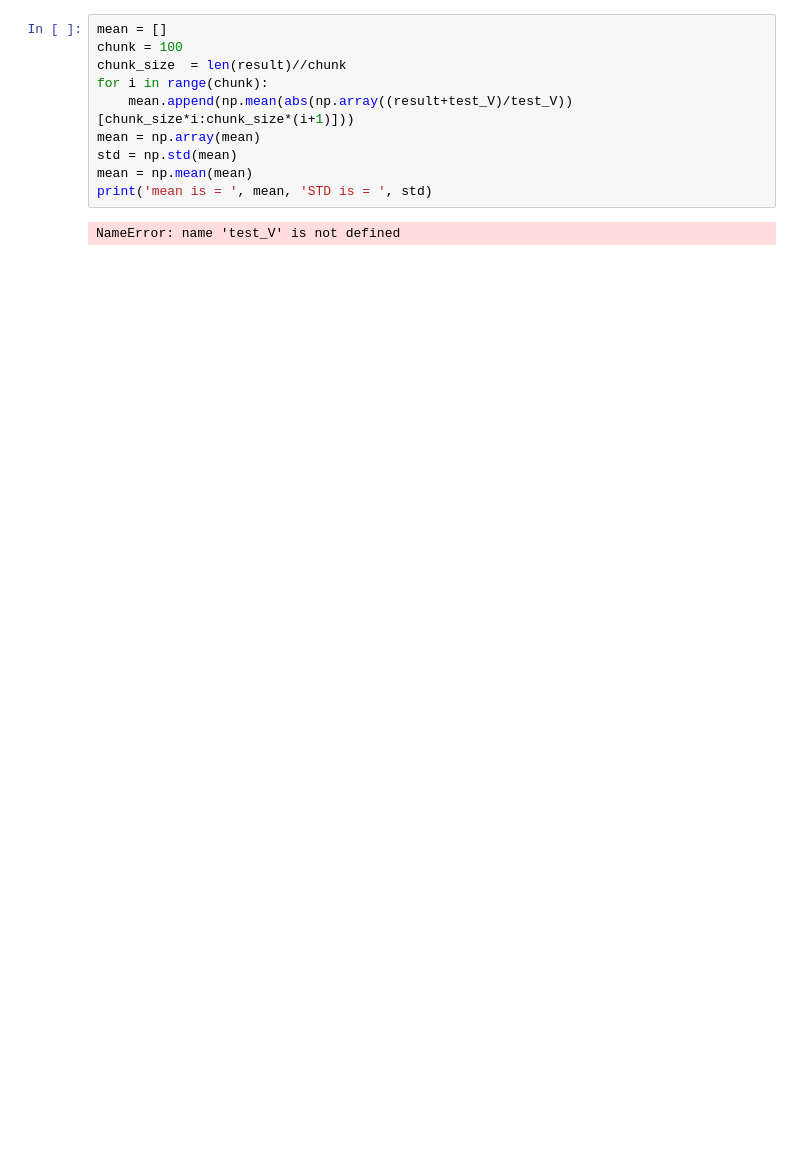
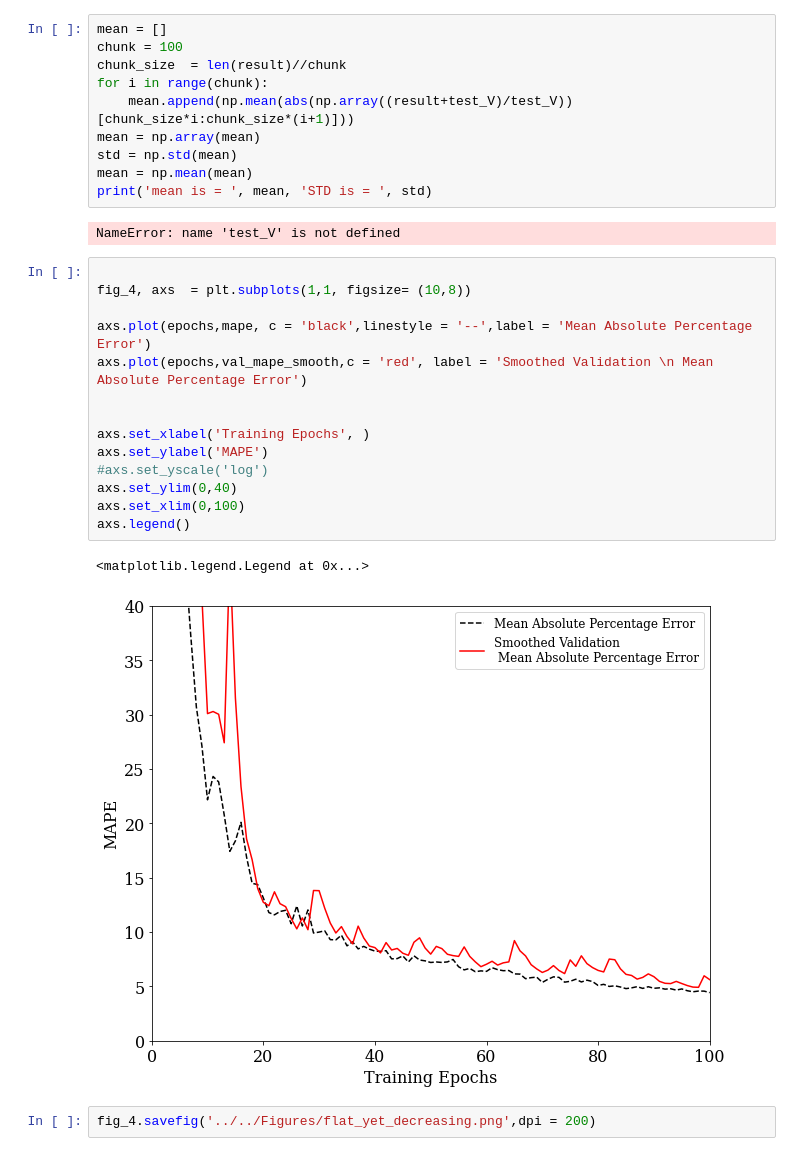
Before and after one commit to seancraven/Level-4-Masters-Project, a Jupyter notebook: Sean_Working_Notebooks/Testing_Notebooks/New opt param Test.ipynb, the cells around one changed output. Cells and saved outputs as stored; diff of their text form; blank space fills up the shorter version.

```diff
--- a/Sean_Working_Notebooks/Testing_Notebooks/New opt param Test.ipynb
+++ b/Sean_Working_Notebooks/Testing_Notebooks/New opt param Test.ipynb
@@ -173,3 +216,22 @@ mean = np.mean(mean)
 print('mean is = ', mean, 'STD is = ', std)
 # %% [output]
 NameError: name 'test_V' is not defined
+# %%
+
+fig_4, axs  = plt.subplots(1,1, figsize= (10,8))
+
+axs.plot(epochs,mape, c = 'black',linestyle = '--',label = 'Mean Absolute Percentage Error')
+axs.plot(epochs,val_mape_smooth,c = 'red', label = 'Smoothed Validation \n Mean Absolute Percentage Error')
+
+
+axs.set_xlabel('Training Epochs', )
+axs.set_ylabel('MAPE')
+#axs.set_yscale('log')
+axs.set_ylim(0,40)
+axs.set_xlim(0,100)
+axs.legend()
+# %% [output]
+<matplotlib.legend.Legend at 0x...>
+[figure, added]
+# %%
+fig_4.savefig('../../Figures/flat_yet_decreasing.png',dpi = 200)
```
Also changed, not shown: parts of 14 cells of this notebook, 11 other files.
